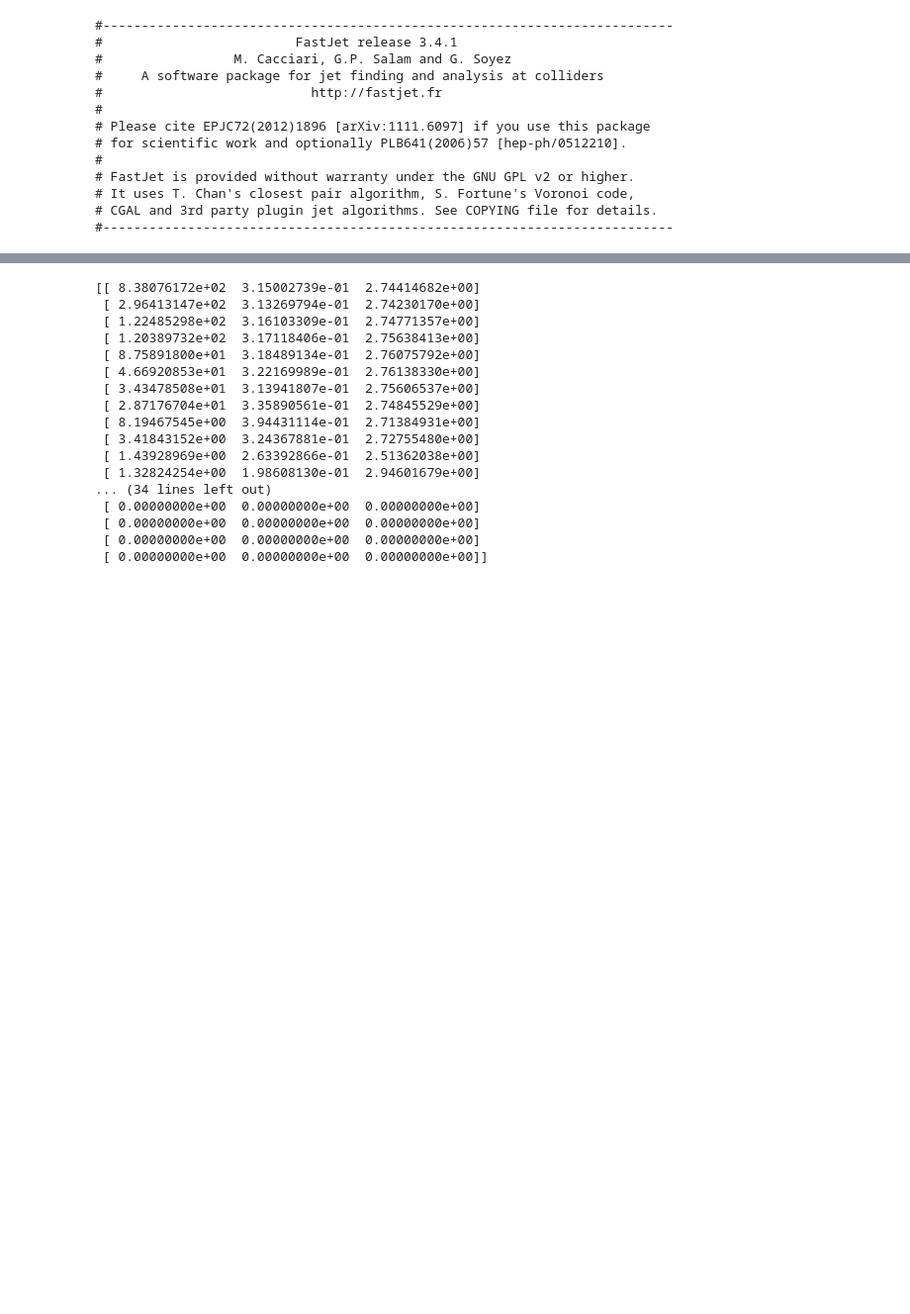
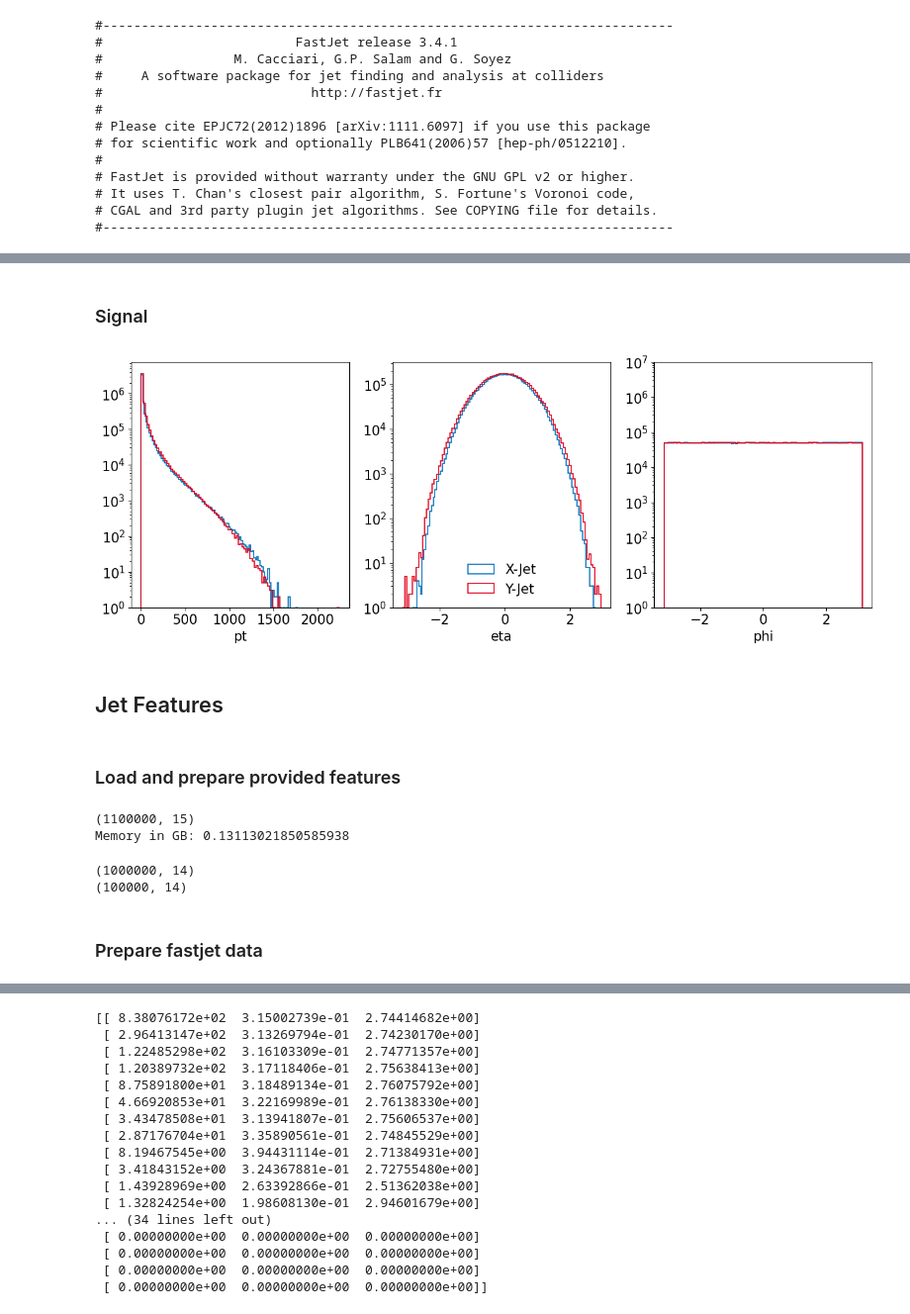
Before and after one commit to ewencedr/FastJet-LHCO, a Jupyter notebook: fastjet_example.ipynb, the cells around one changed output, grey strips where cells are left out. Shown at 99% size. Drawn from its saved outputs; the diff is of its cells as text; code cells hidden in the pictures; blank space fills up the shorter version.

```diff
--- a/fastjet_example.ipynb
+++ b/fastjet_example.ipynb
@@ -216,0 +292,31 @@ print(jets_np.shape)
+# %% [markdown]
+### Signal
+# %%
+fig, axs = plt.subplots(1, 3, figsize=(15, 5))
+
+for index,ax in enumerate(axs):
+    # cycle through the colors
+    next(ax._get_lines.prop_cycler)
+    next(ax._get_lines.prop_cycler)
+
+    ax.hist(
+        x_signal[:, :, index].flatten()[x_signal[:, :, index].flatten() != 0], bins=100, label="X-Jet", histtype="step"
+    )
+    ax.hist(
+        y_signal[:, :, index].flatten()[y_signal[:, :, index].flatten() != 0], bins=100, label="Y-Jet", histtype="step"
+    )
+    ax.set_xlabel(f"{label_map[str(index)]}")
+    if index == 0 or index == 1 or index == 2:
+        ax.set_yscale("log")
+    ax.set_ylim(1,)
+    if index ==2:
+        ax.set_ylim(1,1e7)
+    if index == 1:
+        ax.legend(frameon=False)
+plt.show()
+# %% [output]
+[figure, added]
+# %% [markdown]
+## Jet Features
+# %% [markdown]
+### Load and prepare provided features
@@ -216,0 +325,16 @@ print(jets_np.shape)
+# %%
+df = pd.read_hdf(path_features)
+print(df.shape)
+print("Memory in GB:",sum(df.memory_usage(deep=True)) / (1024**3))
+# %% [output]
+(1100000, 15)
+Memory in GB: 0.13113021850585938
+# %%
+feats = np.array(df)
+background_feats = feats[feats[...,-1]==0][:,:-1]
+signal_feats = feats[feats[...,-1]==1][:,:-1]
+print(background_feats.shape)
+print(signal_feats.shape)
+# %% [output]
+(1000000, 14)
+(100000, 14)
@@ -216,0 +354,2 @@ print(jets_np.shape)
+# %% [markdown]
+### Prepare fastjet data
```
Also changed, not shown: parts of 40 cells of this notebook.
